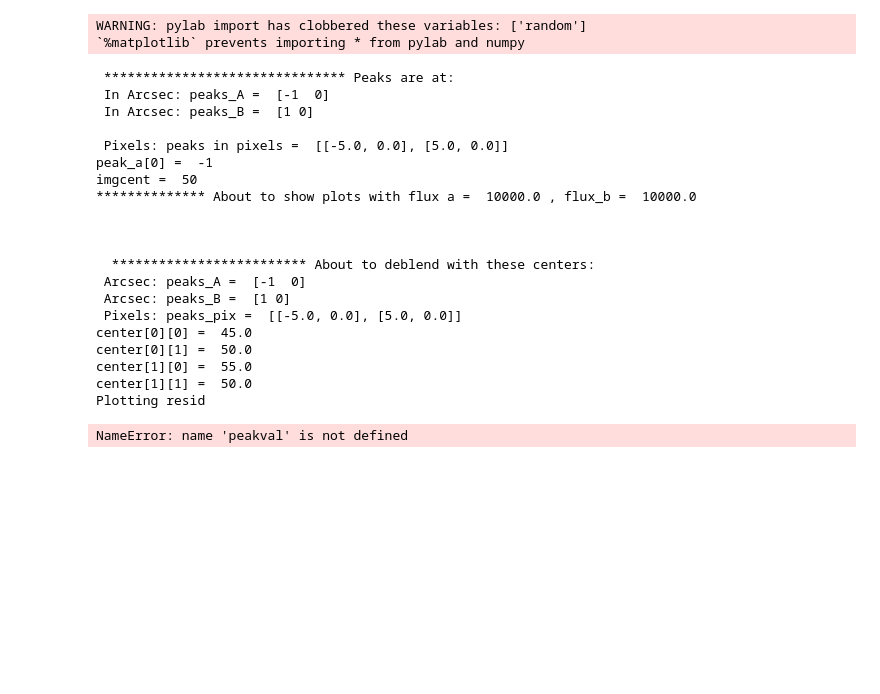
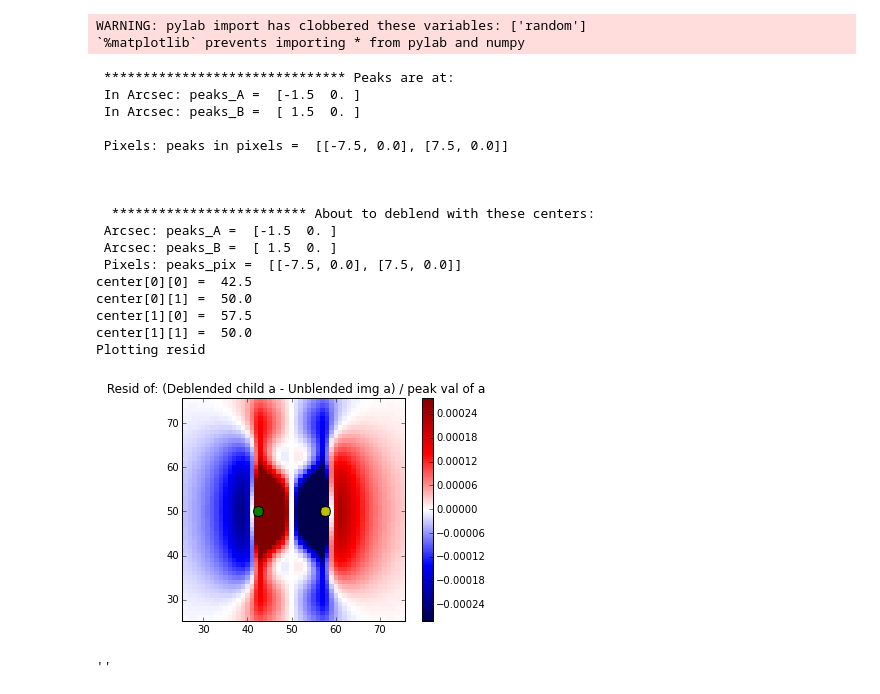
Before and after one commit to alvarezcl/galsim_work, a Jupyter notebook: mssgversion_code/mssg_deblendAndPlotResids.1.ipynb, the cells around one changed output. Drawn from its saved outputs; the diff is of its cells as text; code cells hidden in the pictures; blank space fills up the shorter version.

```diff
--- a/mssgversion_code/mssg_deblendAndPlotResids.1.ipynb
+++ b/mssgversion_code/mssg_deblendAndPlotResids.1.ipynb
@@ -206,7 +206,7 @@ centers = args.centers
 # ************************************************************************ 4 arcsec sep
 # origpeak_a = (-2,0);   origpeak_b = (2,0)
 # ************************************************************************ 2 arcsec sep
-origpeak_a = (-1,0);   origpeak_b = (1,0)
+origpeak_a = (-1.5,0);   origpeak_b = (1.5,0)
 
 ################### Initze
 
@@ -276,45 +276,44 @@ print "center[1][0] = ",center[1][0]
 print "center[1][1] = ",center[1][1]
 
 ########## Plot template
 if plotflag > presetval:
     pltname = " Template obj a "
     pltcontent = template_fractions[0]
     makeplot(pltname, pltcontent, centre=center)
 
 ######### Plot children
     ### Obj a
 
     peakval = unblends[0].array[acent[0], acent[1]]
     print " peakval = ", peakval
 
 if plotflag > presetval-2:
     print "Plotting resid"
+    peakval = unblends[0].array[acent[0], acent[1]]
     pltname = " Resid of: (Deblended child a - Unblended img a) / peak val of a ";
     pltcontent = (children[0] - unblends[0].array)/  peakval
 
-#   makeplot(pltname, pltcontent, centre=center)
+    makeplot(pltname, pltcontent, centre=center)
 ;
 # %% [output]
  ******************************* Peaks are at:
- In Arcsec: peaks_A =  [-1  0]
- In Arcsec: peaks_B =  [1 0]
+ In Arcsec: peaks_A =  [-1.5  0. ]
+ In Arcsec: peaks_B =  [ 1.5  0. ]
 
- Pixels: peaks in pixels =  [[-5.0, 0.0], [5.0, 0.0]]
-peak_a[0] =  -1
-imgcent =  50
-************** About to show plots with flux a =  10000.0 , flux_b =  10000.0
+ Pixels: peaks in pixels =  [[-7.5, 0.0], [7.5, 0.0]]
 
 
 
   ************************* About to deblend with these centers:
- Arcsec: peaks_A =  [-1  0]
- Arcsec: peaks_B =  [1 0]
- Pixels: peaks_pix =  [[-5.0, 0.0], [5.0, 0.0]]
-center[0][0] =  45.0
+ Arcsec: peaks_A =  [-1.5  0. ]
+ Arcsec: peaks_B =  [ 1.5  0. ]
+ Pixels: peaks_pix =  [[-7.5, 0.0], [7.5, 0.0]]
+center[0][0] =  42.5
 center[0][1] =  50.0
-center[1][0] =  55.0
+center[1][0] =  57.5
 center[1][1] =  50.0
 Plotting resid
+[figure, added]
-NameError: name 'peakval' is not defined
+''
 # %%
 
```
Also changed, not shown: parts of 4 cells of this notebook, 2 other files.
